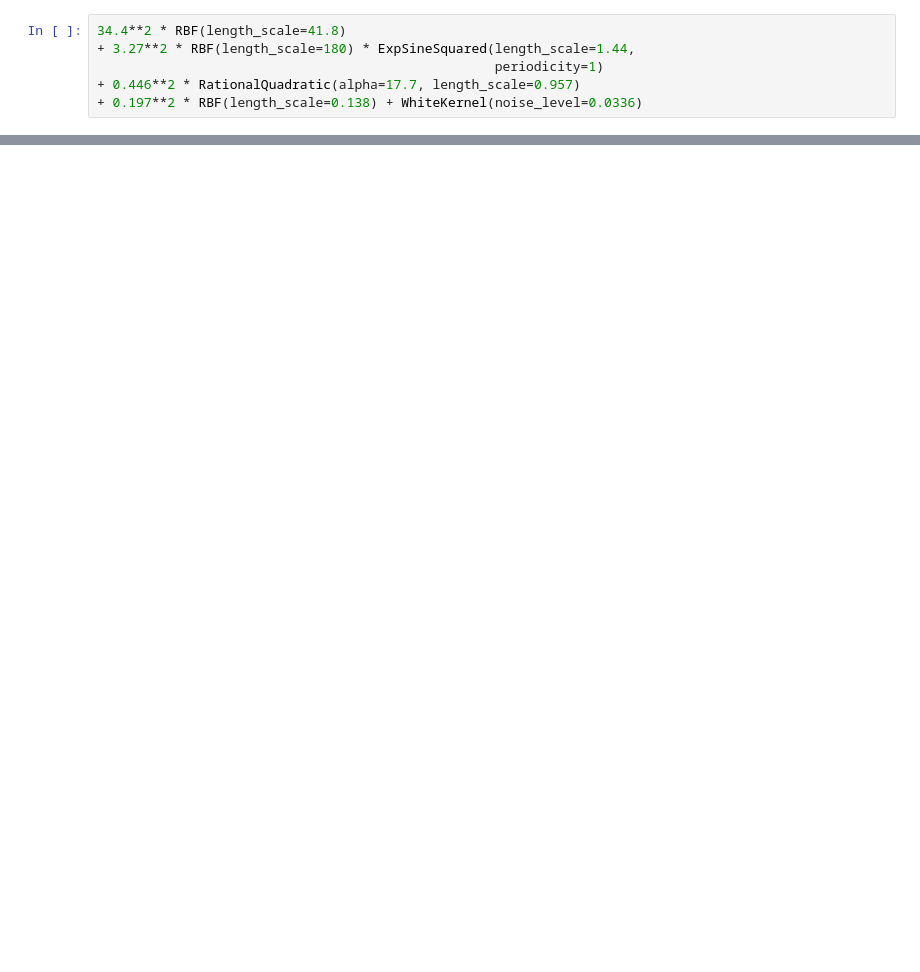
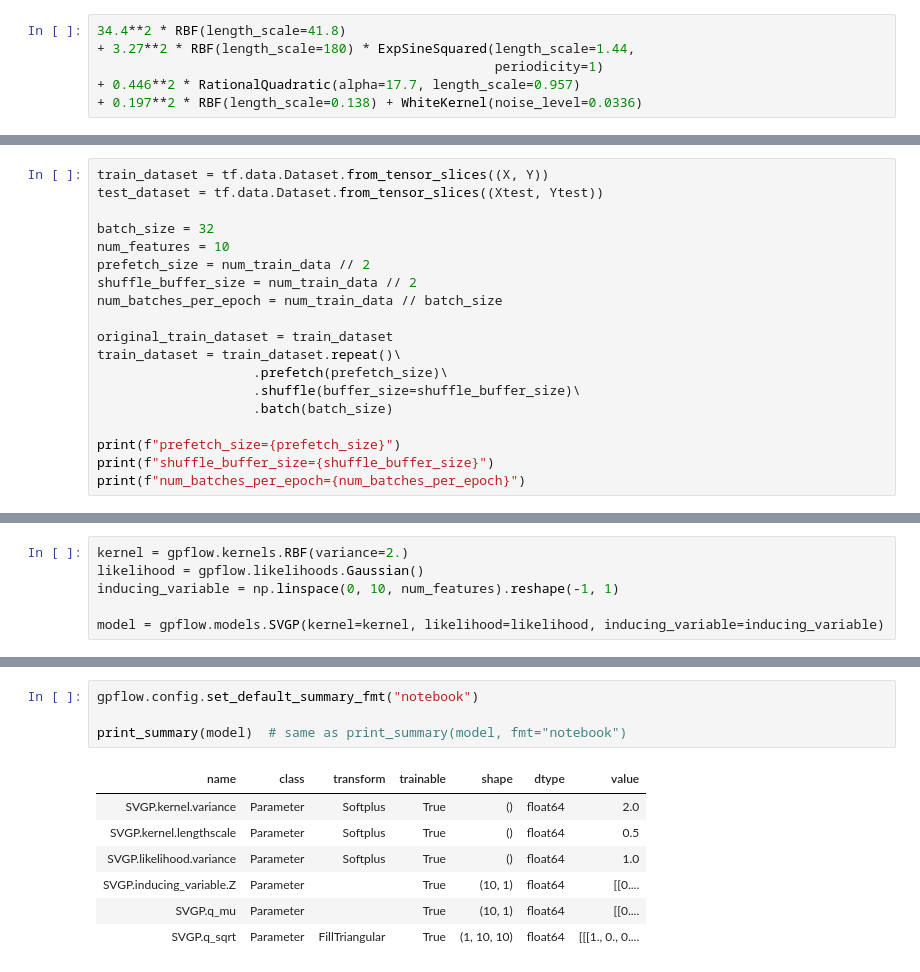
Before and after one commit to kaijennissen/gaussian_processes, a Jupyter notebook: gp-tutorial/gp-tutorial-3-application.ipynb, the cells around one changed output, grey strips where cells are left out. Cells and saved outputs as stored; diff of their text form; blank space fills up the shorter version.

```diff
--- a/gp-tutorial/gp-tutorial-3-application.ipynb
+++ b/gp-tutorial/gp-tutorial-3-application.ipynb
@@ -620,0 +737,19 @@ plt.show()
+# %%
+train_dataset = tf.data.Dataset.from_tensor_slices((X, Y))
+test_dataset = tf.data.Dataset.from_tensor_slices((Xtest, Ytest))
+
+batch_size = 32
+num_features = 10
+prefetch_size = num_train_data // 2
+shuffle_buffer_size = num_train_data // 2
+num_batches_per_epoch = num_train_data // batch_size
+
+original_train_dataset = train_dataset
+train_dataset = train_dataset.repeat()\
+                    .prefetch(prefetch_size)\
+                    .shuffle(buffer_size=shuffle_buffer_size)\
+                    .batch(batch_size)
+
+print(f"prefetch_size={prefetch_size}")
+print(f"shuffle_buffer_size={shuffle_buffer_size}")
+print(f"num_batches_per_epoch={num_batches_per_epoch}")
@@ -620,0 +760,6 @@ plt.show()
+# %%
+kernel = gpflow.kernels.RBF(variance=2.)
+likelihood = gpflow.likelihoods.Gaussian()
+inducing_variable = np.linspace(0, 10, num_features).reshape(-1, 1)
+
+model = gpflow.models.SVGP(kernel=kernel, likelihood=likelihood, inducing_variable=inducing_variable)
@@ -620,0 +789,12 @@ plt.show()
+# %%
+gpflow.config.set_default_summary_fmt("notebook")
+
+print_summary(model)  # same as print_summary(model, fmt="notebook")
+# %% [output]
+| name | class | transform | trainable | shape | dtype | value |
+| SVGP.kernel.variance | Parameter | Softplus | True | () | float64 | 2.0 |
+| SVGP.kernel.lengthscale | Parameter | Softplus | True | () | float64 | 0.5 |
+| SVGP.likelihood.variance | Parameter | Softplus | True | () | float64 | 1.0 |
+| SVGP.inducing_variable.Z | Parameter |  | True | (10, 1) | float64 | [[0.... |
+| SVGP.q_mu | Parameter |  | True | (10, 1) | float64 | [[0.... |
+| SVGP.q_sqrt | Parameter | FillTriangular | True | (1, 10, 10) | float64 | [[[1., 0., 0.... |
```
Also changed, not shown: parts of 43 cells of this notebook, 3 other files.
